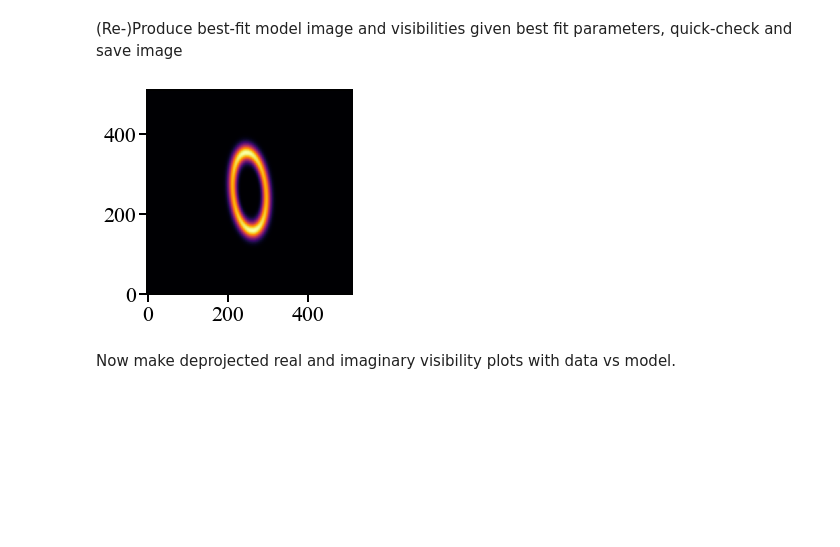
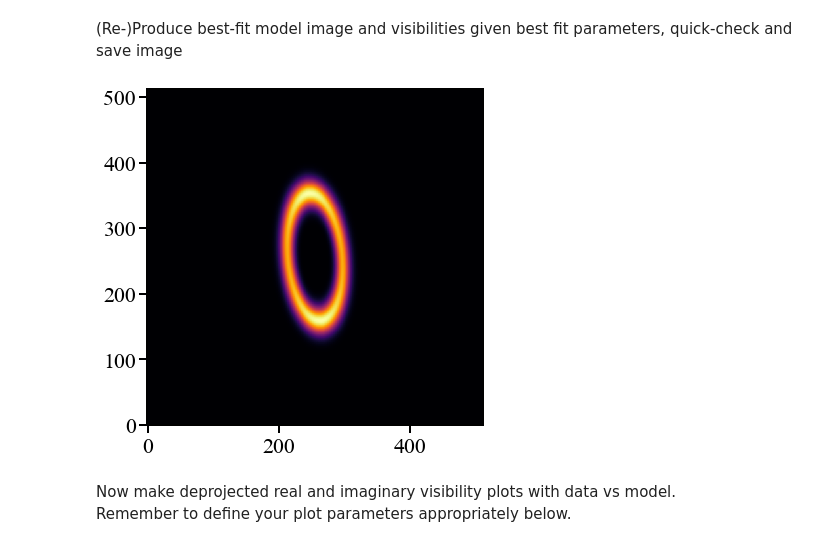
Before and after one commit to dlmatra/miao, a Jupyter notebook: tutorials/postprocessing.ipynb, the cells around one changed output. Saved outputs shown, nothing was run; the diff lists cells and outputs as text; code cells hidden in the pictures; blank space fills up the shorter version.

```diff
--- a/tutorials/postprocessing.ipynb
+++ b/tutorials/postprocessing.ipynb
@@ -91,24 +90,25 @@ w$_0$ 0.2888 +0.0006 -0.0006
 # %%
 #First turn back to native units from plotting units
 pbestformodel=np.asarray(pbest).copy()
 pbestformodel[[x for x in range(len(labels)) if labels[x]=='fnu'][0]]/=1e3
 pbestformodel[[x for x in range(len(labels)) if labels[x]=='fnustar'][0]]/=1e6
 pbestformodel[[x for x in range(len(labels)) if labels[x]=='r'][0]]/=dist
 pbestformodel[[x for x in range(len(labels)) if labels[x]=='sigr'][0]]/=dist*2.0*np.sqrt(2.0*np.log(2.0))
 if pachange:
     pbestformodel[[x for x in range(len(labels)) if labels[x]=='pa'][0]]-=180.0
 #Recreate image, obtain model's log-likelihood
 locmodelvis='./evaluation'
 modelim, pxsz, lnL = lnpostfn(pbestformodel, locmodelvis)
 #Quick check of model image
-pl.figure()
+pl.figure(figsize=(6,6))
 pl.imshow(modelim, origin='lower', cmap='inferno')
 #Save best-fit model image, and its pixel size, for later plotting
 np.save('./evaluation/'+sourcetag+'_material_modelim.npy', [modelim, pxsz])
 # %% [output]
-[figure, old version]
+[figure, new version]
 # %% [markdown]
-Now make deprojected real and imaginary visibility plots with data vs model.
+Now make deprojected real and imaginary visibility plots with data vs model. <br>
+Remember to define your plot parameters appropriately below.
 # %%
 #Import routine
 import makeuvdeprojplot_simple_multiple
```
Also changed, not shown: parts of 4 cells of this notebook, 2 other files.
